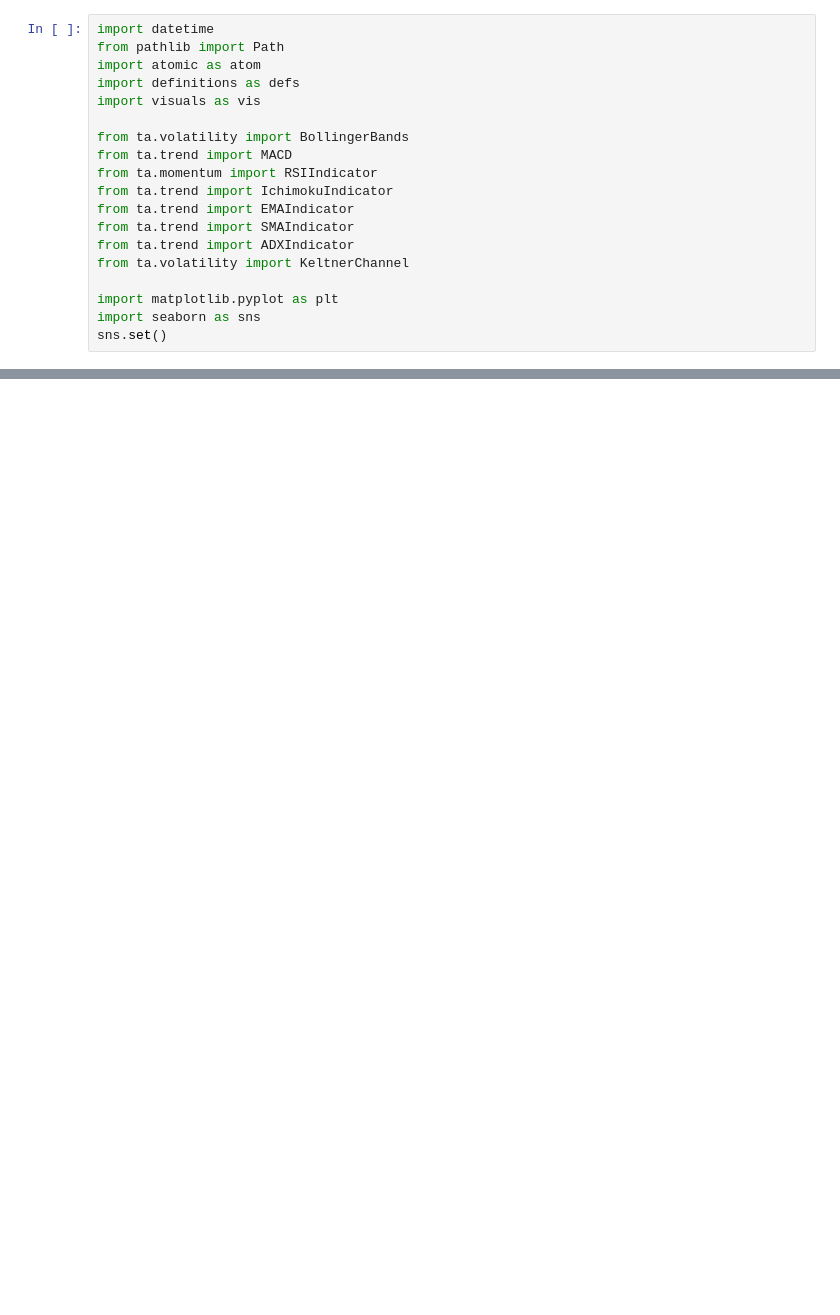
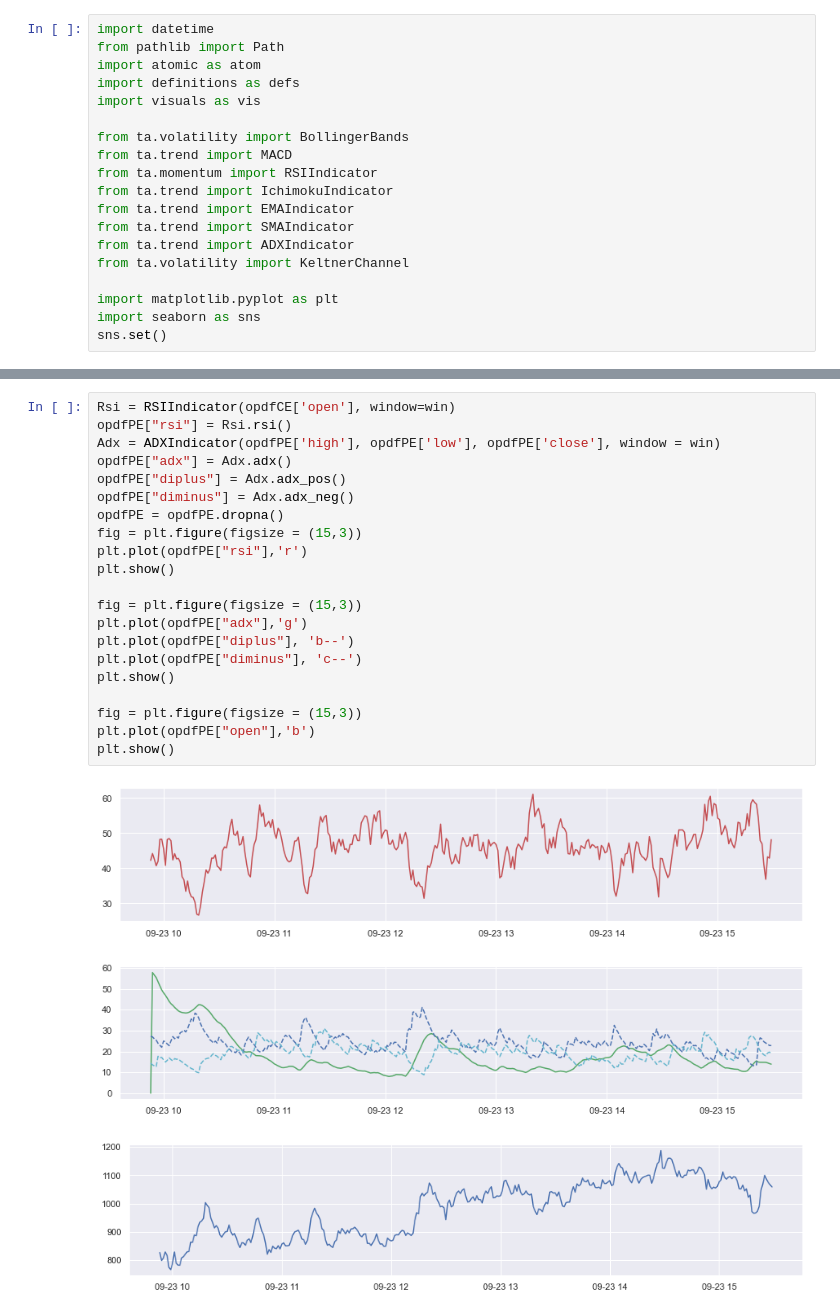
Before and after one commit to drnerd47/algotradingframework, a Jupyter notebook: OptionTechIndicators.ipynb, the cells around one changed output, grey strips where cells are left out. Cells and saved outputs as stored; diff of their text form; blank space fills up the shorter version.

```diff
--- a/OptionTechIndicators.ipynb
+++ b/OptionTechIndicators.ipynb
@@ -151,3 +120,28 @@ See the caveats in the documentation: https://pandas.pydata.org/pandas-docs/stab
+# %%
+Rsi = RSIIndicator(opdfCE['open'], window=win)
+opdfPE["rsi"] = Rsi.rsi()
+Adx = ADXIndicator(opdfPE['high'], opdfPE['low'], opdfPE['close'], window = win)
+opdfPE["adx"] = Adx.adx()
+opdfPE["diplus"] = Adx.adx_pos()
+opdfPE["diminus"] = Adx.adx_neg()
+opdfPE = opdfPE.dropna()
+fig = plt.figure(figsize = (15,3))
+plt.plot(opdfPE["rsi"],'r')
+plt.show()
+
+fig = plt.figure(figsize = (15,3))
+plt.plot(opdfPE["adx"],'g')
+plt.plot(opdfPE["diplus"], 'b--')
+plt.plot(opdfPE["diminus"], 'c--')
+plt.show()
+
+fig = plt.figure(figsize = (15,3))
+plt.plot(opdfPE["open"],'b')
+plt.show()
+# %% [output]
+[figure, added]
+[figure, added]
+[figure, added]
 # %%
 win = 20
 window_atr = 10
```
Also changed, not shown: parts of 4 cells of this notebook, 11 other files.
